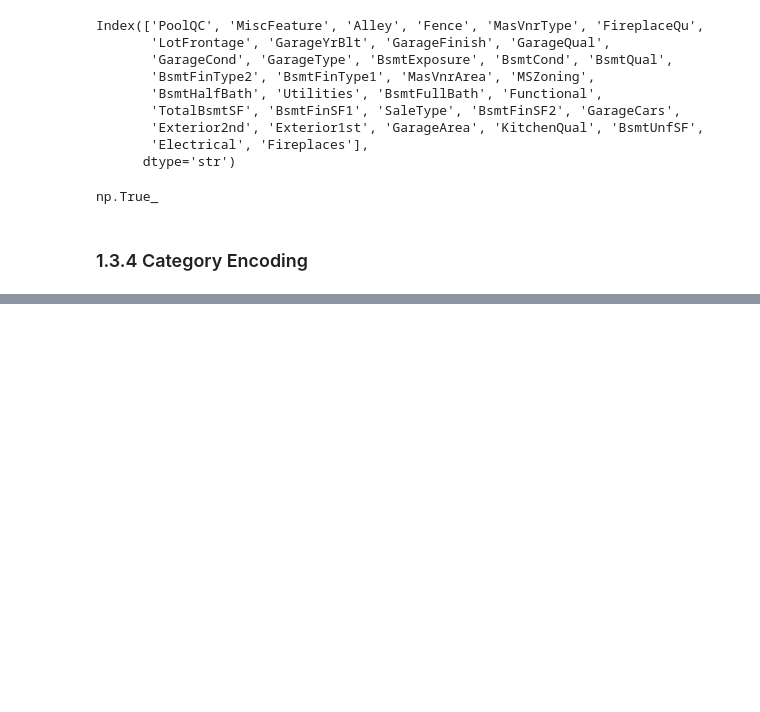
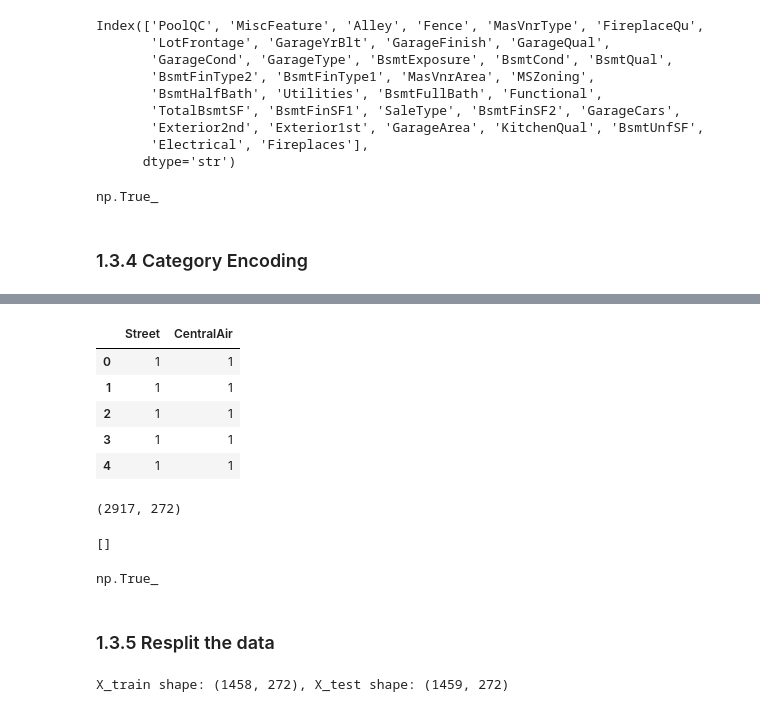
Before and after one commit to EfeKaralar/House-Sales-Kaggle, a Jupyter notebook: notebooks/0.EDA_Preprocessing_Models.ipynb, the cells around one changed output, grey strips where cells are left out. Saved outputs shown, nothing was run; the diff lists cells and outputs as text; code cells hidden in the pictures; blank space fills up the shorter version.

```diff
--- a/notebooks/0.EDA_Preprocessing_Models.ipynb
+++ b/notebooks/0.EDA_Preprocessing_Models.ipynb
@@ -235,0 +288,39 @@ np.True_
+# %%
+# Label Encoding binary nominal features
+all_data['Street'] = (all_data['Street'] == 'Pave').astype(int)
+all_data['CentralAir'] = (all_data['CentralAir'] == 'Y').astype(int)
+# %%
+all_data[['Street', 'CentralAir']].head()
+# %% [output]
+|  | Street | CentralAir |
+| 0 | 1 | 1 |
+| 1 | 1 | 1 |
+| 2 | 1 | 1 |
+| 3 | 1 | 1 |
+| 4 | 1 | 1 |
+# %%
+# One Hot Encoding the nominal features
+all_data = pd.get_dummies(all_data, columns=nominal_features, dtype=int)
+all_data.shape
+# %% [output]
+(2917, 272)
+# %%
+# Check that nothing text-valued is left over
+print(all_data.select_dtypes(exclude='number').columns.tolist())
+# %% [output]
+[]
+# %%
+all_data[ordinal_features].isna().sum().sum() == 0
+# %% [output]
+np.True_
+# %% [markdown]
+### 1.3.5 Resplit the data
+# %%
+ntrain = train.shape[0]
+X_train = all_data[:ntrain]
+y_train
+X_test = all_data[ntrain:]
+
+print(f'X_train shape: {X_train.shape}, X_test shape: {X_test.shape}')
+# %% [output]
+X_train shape: (1458, 272), X_test shape: (1459, 272)
```
Also changed, not shown: parts of 24 cells of this notebook.
